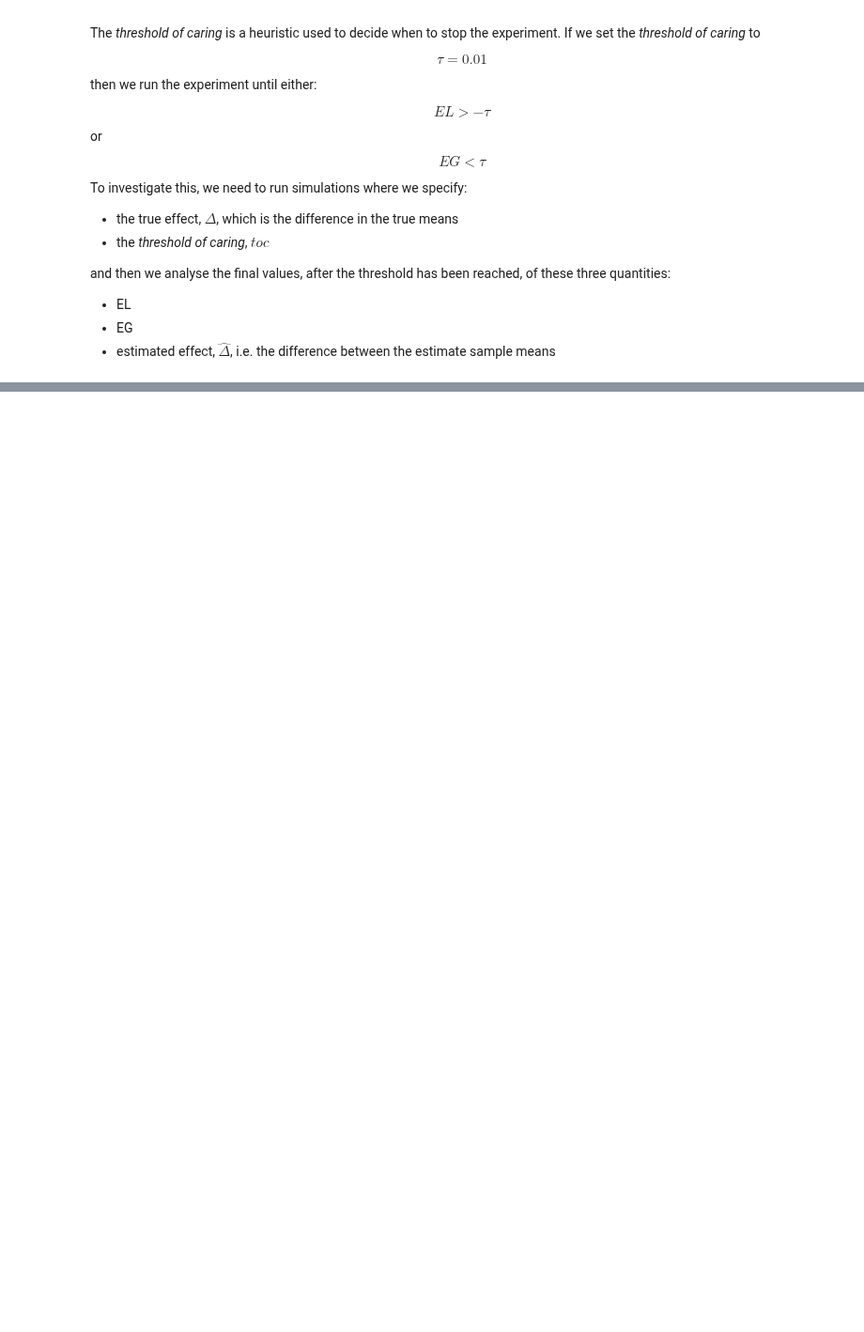
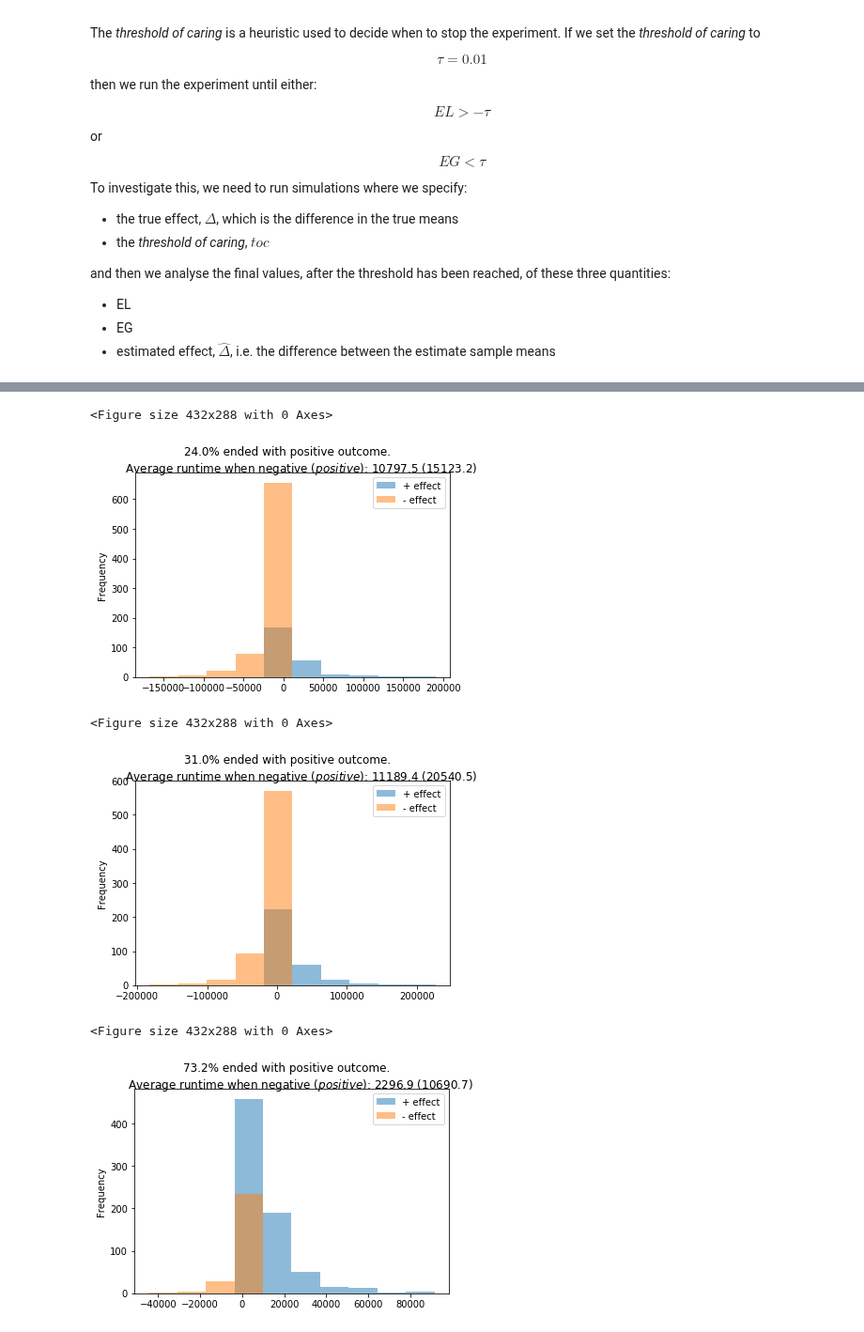
Before and after one commit to aaronmcdaid/bayesian.risk, a Jupyter notebook: notebooks/Expected Loss, and behaviour under early stopping.ipynb, the cells around one changed output, grey strips where cells are left out. Shown at 94% size. Drawn from its saved outputs; the diff is of its cells as text; code cells hidden in the pictures; blank space fills up the shorter version.

```diff
--- a/notebooks/Expected Loss, and behaviour under early stopping.ipynb
+++ b/notebooks/Expected Loss, and behaviour under early stopping.ipynb
@@ -138,0 +178,18 @@ def histogram(**kw):
+# %%
+for true_difference in [0.0, 0.01, 0.1]:
+    histogram(
+        runs=1000,
+        min_sample_size = 100,
+        true_difference=true_difference,
+        true_stdev=4,
+        toc_down = -0.001,
+        toc_up = 0.01,
+        prior = FlatPrior(),
+    )
+# %% [output]
+<Figure size 432x288 with 0 Axes>
+[figure, added]
+<Figure size 432x288 with 0 Axes>
+[figure, added]
+<Figure size 432x288 with 0 Axes>
+[figure, added]
```
Also changed, not shown: parts of 12 cells of this notebook.
